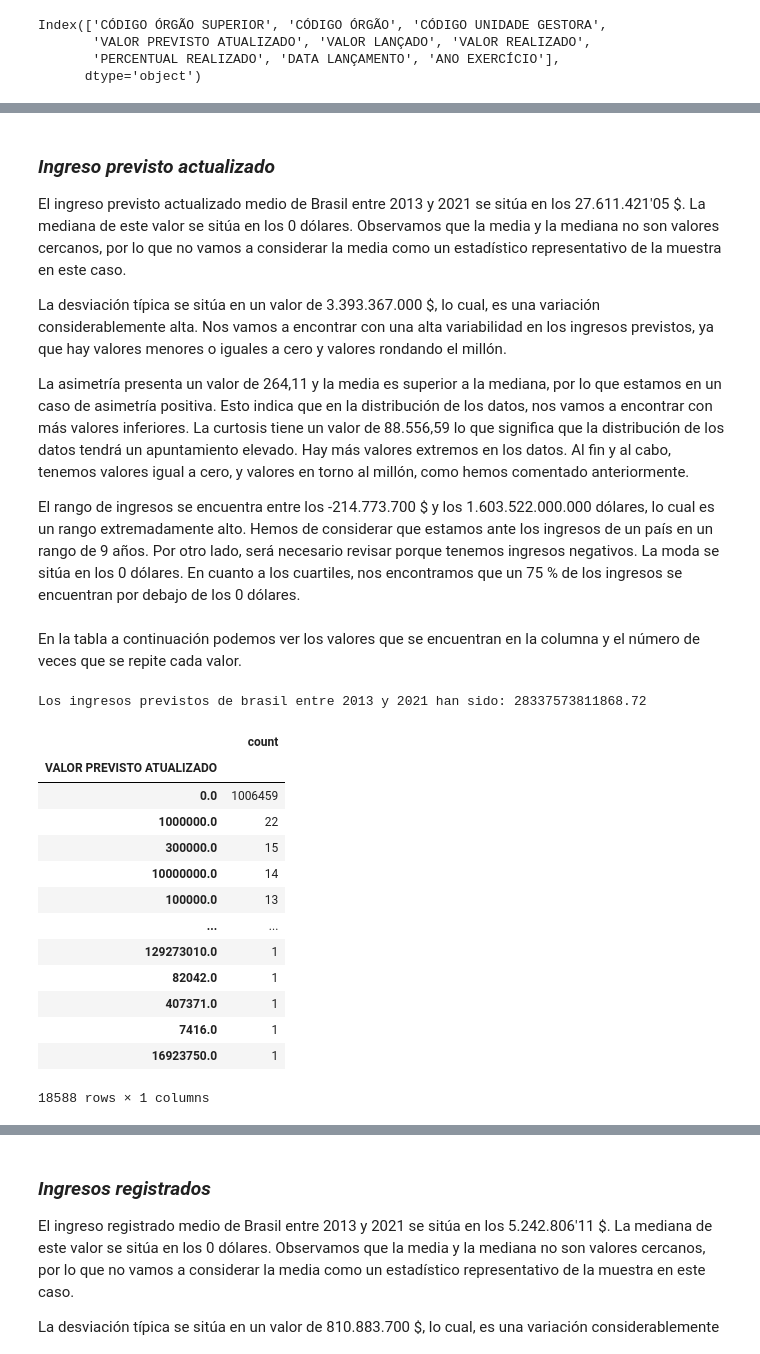
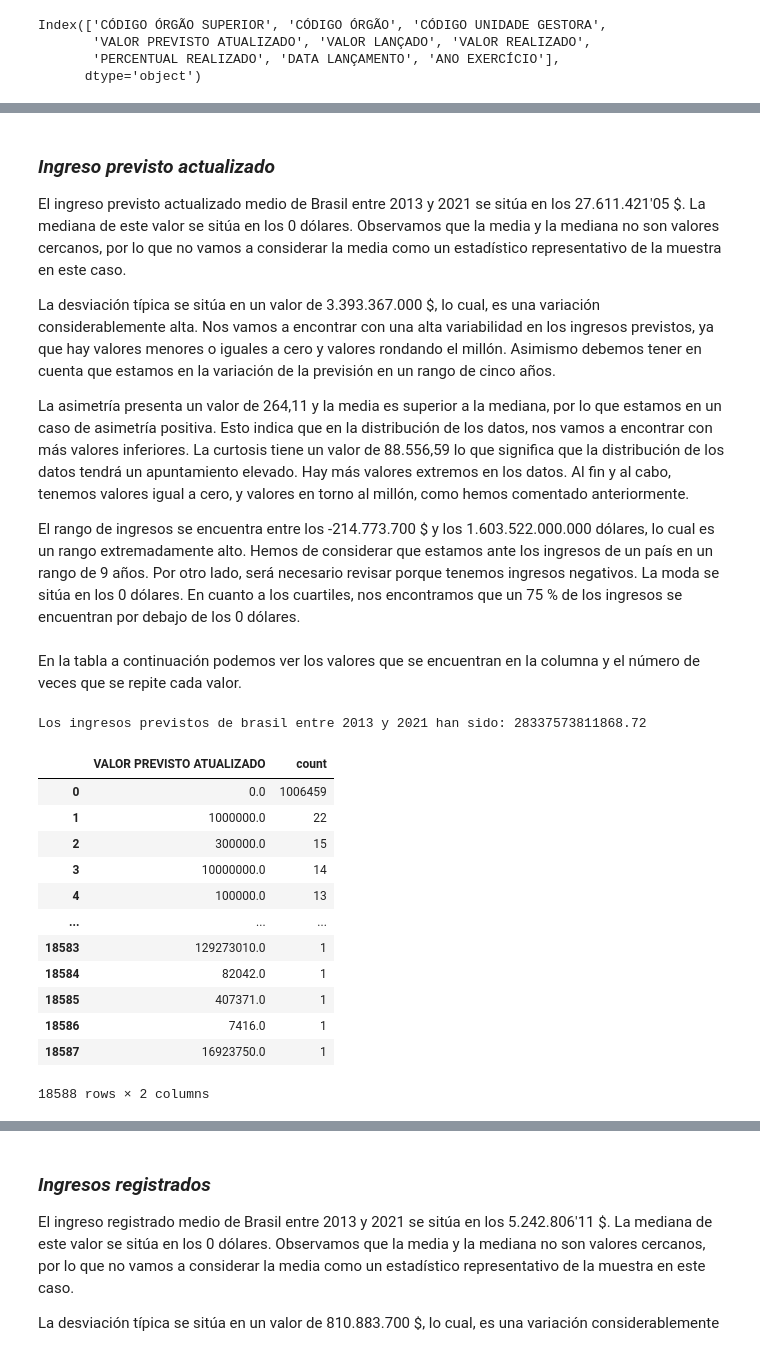
Before and after one commit to Gabijc/Proyecto2-Insights-Brasil, a Jupyter notebook: Analisis_descriptivo.ipynb, the cells around one changed output, grey strips where cells are left out. Drawn from its saved outputs; the diff is of its cells as text; code cells hidden in the pictures.

```diff
--- a/Analisis_descriptivo.ipynb
+++ b/Analisis_descriptivo.ipynb
@@ -139,7 +88,7 @@ estadisticos_numericas_df(datos_brasil, columnas_numericas2)
 
 El ingreso previsto actualizado medio de Brasil entre 2013 y 2021 se sitúa en los 27.611.421'05 $. La mediana de este valor se sitúa en los 0 dólares. Observamos que la media y la mediana no son valores cercanos, por lo que no vamos a considerar la media como un estadístico representativo de la muestra en este caso.
 
-La desviación típica se sitúa en un valor de 3.393.367.000 $, lo cual, es una variación considerablemente alta. Nos vamos a encontrar con una alta variabilidad en los ingresos previstos, ya que hay valores menores o iguales a cero y valores rondando el millón.
+La desviación típica se sitúa en un valor de 3.393.367.000 $, lo cual, es una variación considerablemente alta. Nos vamos a encontrar con una alta variabilidad en los ingresos previstos, ya que hay valores menores o iguales a cero y valores rondando el millón. Asimismo debemos tener en cuenta que estamos en la variación de la previsión en un rango de cinco años.
 
 La asimetría presenta un valor de 264,11 y la media es superior a la mediana, por lo que estamos en un caso de asimetría positiva. Esto indica que en la distribución de los datos, nos vamos a encontrar con más valores inferiores. La curtosis tiene un valor de 88.556,59 lo que significa que la distribución de los datos tendrá un apuntamiento elevado. Hay más valores extremos en los datos. Al fin y al cabo, tenemos valores igual a cero, y valores en torno al millón, como hemos comentado anteriormente.
 
@@ -149,22 +98,21 @@ En la tabla a continuación podemos ver los valores que se encuentran en la colu
 # %%
 # Valores de la columna de `Valor previsto atualizado`.
 
 print(f"Los ingresos previstos de brasil entre 2013 y 2021 han sido: {datos_brasil["VALOR PREVISTO ATUALIZADO"].sum().round(2)} \n")
-valor_previsto_actualizado = pd.DataFrame(datos_brasil["VALOR PREVISTO ATUALIZADO"].value_counts())
+valor_previsto_actualizado = pd.DataFrame(datos_brasil["VALOR PREVISTO ATUALIZADO"].value_counts()).reset_index()
 valor_previsto_actualizado
 # %% [output]
 Los ingresos previstos de brasil entre 2013 y 2021 han sido: 28337573811868.72
-|  | count |
-| VALOR PREVISTO ATUALIZADO |  |
-| 0.0 | 1006459 |
-| 1000000.0 | 22 |
-| 300000.0 | 15 |
-| 10000000.0 | 14 |
-| 100000.0 | 13 |
-| ... | ... |
-| 129273010.0 | 1 |
-| 82042.0 | 1 |
-| 407371.0 | 1 |
-| 7416.0 | 1 |
-| 16923750.0 | 1 |
+|  | VALOR PREVISTO ATUALIZADO | count |
+| 0 | 0.0 | 1006459 |
+| 1 | 1000000.0 | 22 |
+| 2 | 300000.0 | 15 |
+| 3 | 10000000.0 | 14 |
+| 4 | 100000.0 | 13 |
+| ... | ... | ... |
+| 18583 | 129273010.0 | 1 |
+| 18584 | 82042.0 | 1 |
+| 18585 | 407371.0 | 1 |
+| 18586 | 7416.0 | 1 |
+| 18587 | 16923750.0 | 1 |
-18588 rows × 1 columns
+18588 rows × 2 columns
```
Also changed, not shown: parts of 16 cells of this notebook, 1 other file.
